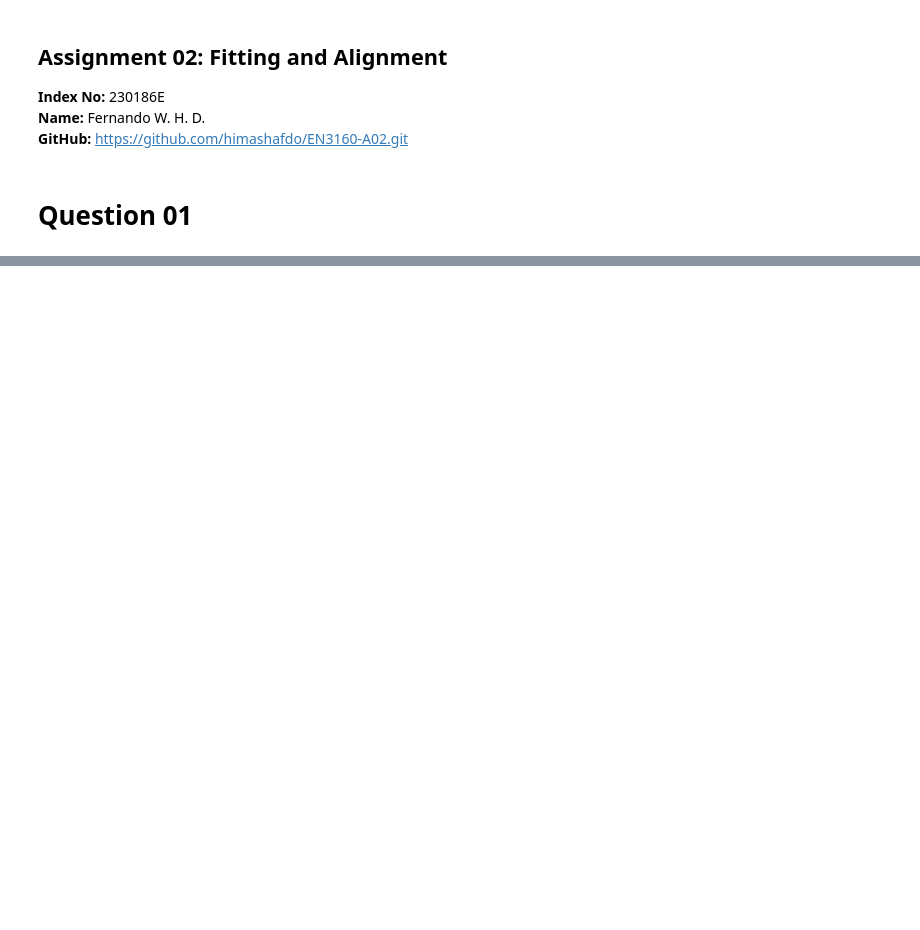
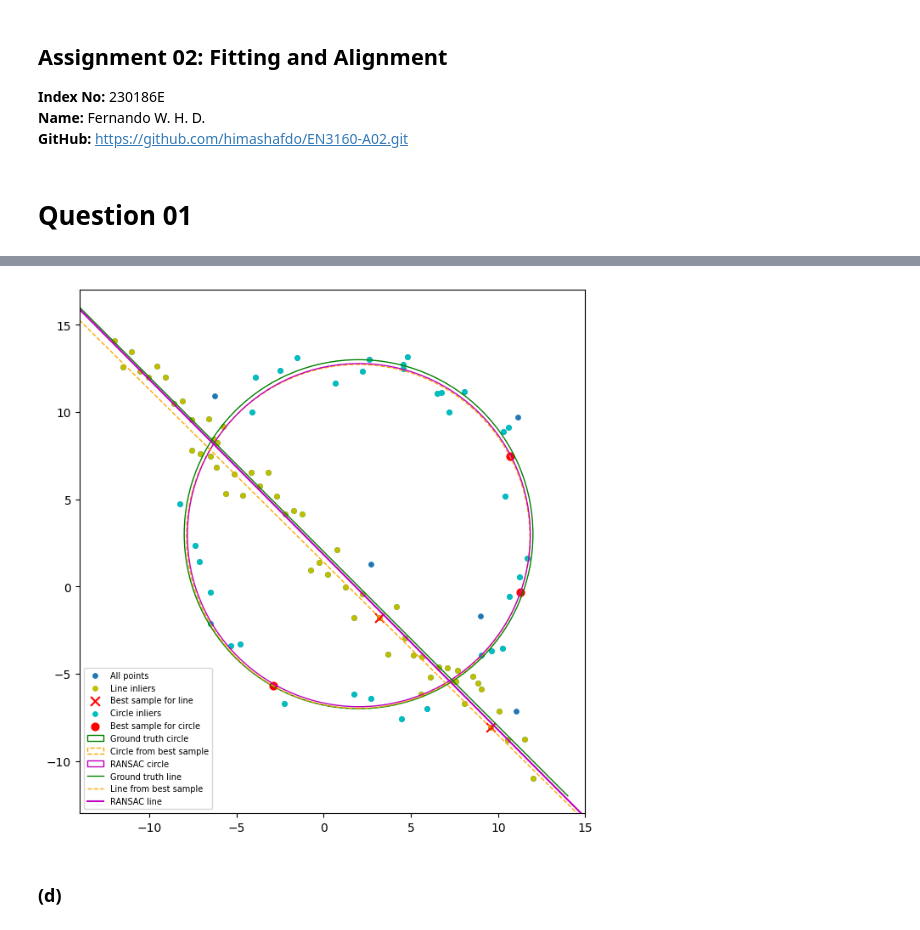
Before and after one commit to himashafdo/EN3160-A02, a Jupyter notebook: 230186E_A02.ipynb, the cells around one changed output, grey strips where cells are left out. Cells and saved outputs as stored; diff of their text form; code cells hidden in the pictures; blank space fills up the shorter version.

```diff
--- a/230186E_A02.ipynb
+++ b/230186E_A02.ipynb
@@ -78,0 +223,26 @@ largest 5 blobs (x, y, radius, sigma, response):
+# %%
+#---(c)---
+def draw_line(ax, n, d, **kw):
+    p0, dv = n * d, np.array([-n[1], n[0]])
+    q = np.array([p0 - 25 * dv, p0 + 25 * dv])
+    ax.plot(q[:, 0], q[:, 1], **kw)
+
+fig, ax = plt.subplots(figsize=(8, 8))
+ax.scatter(*X.T, c='tab:blue', s=15, label='All points')
+ax.scatter(*X[L['inl']].T, c='y', s=15, label='Line inliers')
+ax.scatter(*X[list(L['sample'])].T, c='r', marker='x', s=60, label='Best sample for line')
+ax.scatter(*X_rem[C['inl']].T, c='c', s=15, label='Circle inliers')
+ax.scatter(*X_rem[C['sample']].T, c='r', s=40, label='Best sample for circle')
+ax.add_patch(plt.Circle((x0_gt, y0_gt), r, color='g', fill=False, label='Ground truth circle'))
+ax.add_patch(plt.Circle(C['c'], C['r'], color='orange', fill=False, ls='--', label='Circle from best sample'))
+ax.add_patch(plt.Circle(c_ref, r_ref, color='m', fill=False, label='RANSAC circle'))
+xs_ = np.array([-14, 14])
+ax.plot(xs_, m * xs_ + b, 'g', lw=1, label='Ground truth line')
+draw_line(ax, L['n'], L['d'], color='orange', ls='--', lw=1, label='Line from best sample')
+draw_line(ax, n_ref, d_ref, color='m', label='RANSAC line')
+ax.set_xlim(-14, 15); ax.set_ylim(-13, 17)
+ax.set_aspect('equal'); ax.legend(fontsize=7); plt.show()
+# %% [output]
+[figure, added]
+# %% [markdown]
+### (d)
```
Also changed, not shown: parts of 9 cells of this notebook.
